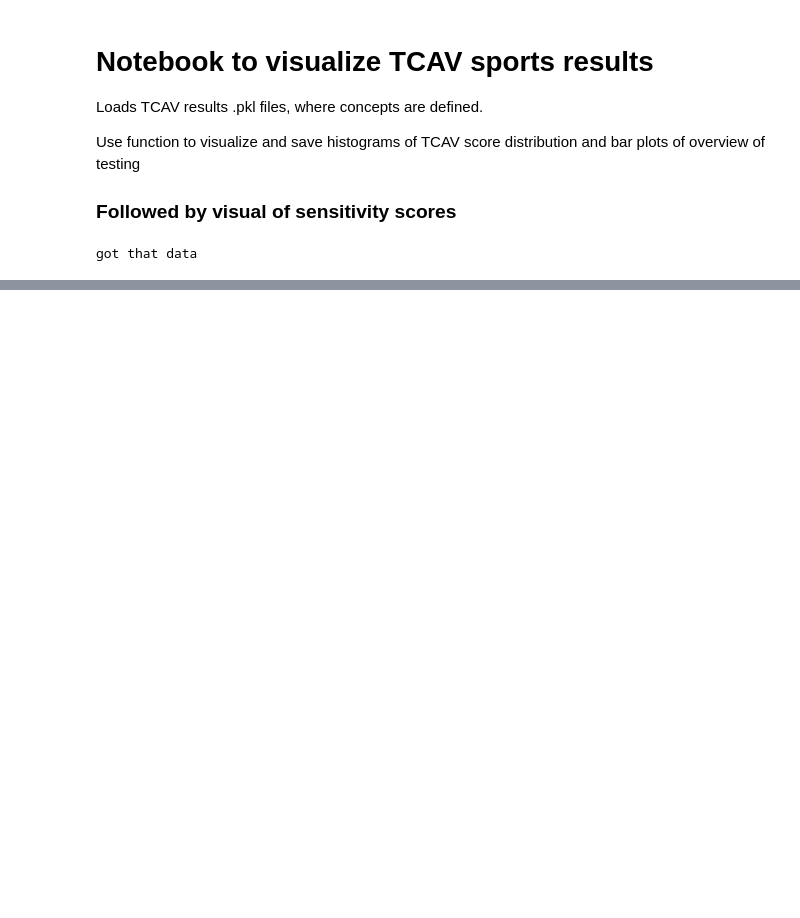
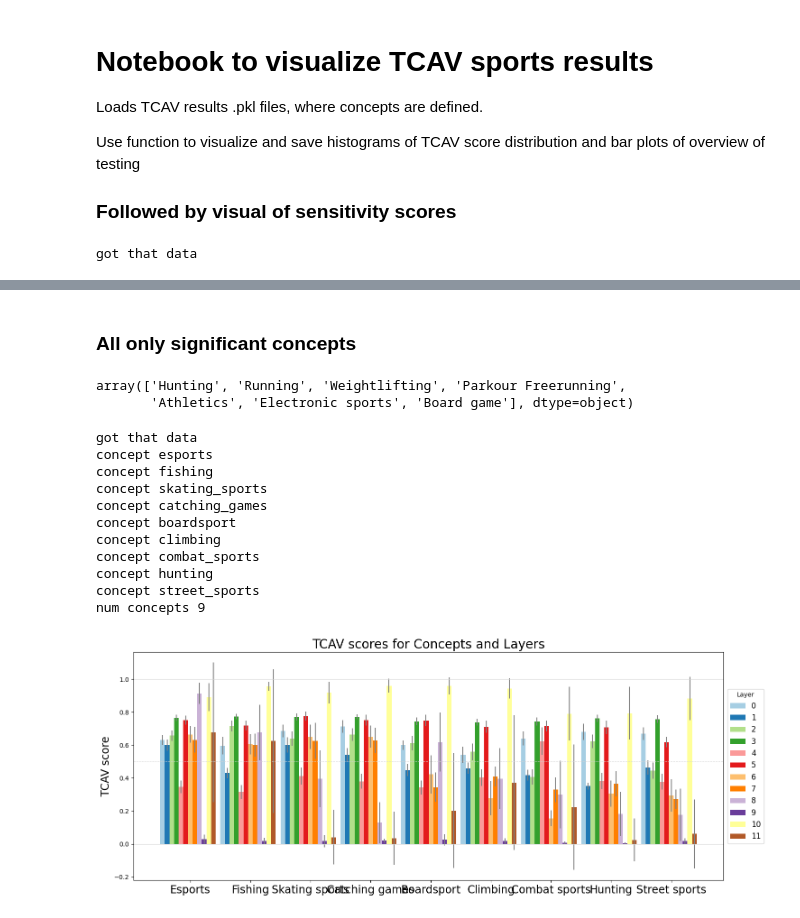
Before and after one commit to gaunby/master_project, a Jupyter notebook: notebooks/tcav_plot_sport.ipynb, the cells around one changed output, grey strips where cells are left out. Cells and saved outputs as stored; diff of their text form; code cells hidden in the pictures; blank space fills up the shorter version.

```diff
--- a/notebooks/tcav_plot_sport.ipynb
+++ b/notebooks/tcav_plot_sport.ipynb
@@ -140,3 +155,6 @@ for i, fold in enumerate(folders):
 # %%
-with open('/zhome/94/5/127021/speciale/master_project/src/visualization/table/sport_pos_tcav.tex', 'w') as tf:
-    tf.write(df.to_latex(index=False))
+if DUMP:
+    with open('/zhome/94/5/127021/speciale/master_project/src/visualization/table/sport_pos_tcav.tex', 'w') as tf:
+        tf.write(df.to_latex(index=False))
+    with open('/zhome/94/5/127021/speciale/master_project/notebooks/figures_tables/tcav_sports_neg_DF.pickle', 'wb') as handle:
+        pickle.dump(df_neg, handle)
@@ -152,0 +163,44 @@ with open('/zhome/94/5/127021/speciale/master_project/src/visualization/table/ge
+# %%
+df_pos['sig'] = df_pos['significant'].astype(int)
+df_neg['sig'] = df_neg['significant'].astype(int)
+# %%
+s_pos = df_pos.groupby(['concepts']).agg({'mean':'mean','sig':'sum'}).sort_values(['mean'],ascending=0)
+s_neg = df_neg.groupby(['concepts']).agg({'mean':'mean','sig':'sum'}).sort_values(['mean'],ascending=0)
+# %% [markdown]
+### All only significant concepts
+# %%
+pos_sig_concepts = s_pos[s_pos['sig'] == 12].index.values
+neg_sig_concepts = s_neg[s_neg['sig'] == 12].index.values
+# %%
+neg_sig_concepts
+# %% [output]
+array(['Hunting', 'Running', 'Weightlifting', 'Parkour Freerunning',
+       'Athletics', 'Electronic sports', 'Board game'], dtype=object)
+# %%
+PATH = '/work3/s174498/nlp_tcav_results/'
+
+target = 'positive'
+results = '_sport'
+with open(PATH + target+results + '.pkl','rb') as handle:
+    data = pickle.load(handle)
+    print('got that data')
+
+concepts = list(map(lambda x: x.lower(), pos_sig_concepts))
+concepts = [x.replace(' ','_') for x in concepts]
+
+PATH =  '/zhome/94/5/127021/speciale/master_project/src/visualization/figures/' #'/work3/s174498/nlp_tcav_results/figures/tweet_concepts/'
+BON_NR = 12*(len(folders))
+output = plot_results(data, target, concepts ,PATH, plot_hist = False, save_fig = SAVE , t_test_mean = None, bonferroni_nr = BON_NR, names = pos_sig_concepts)
+# %% [output]
+got that data
+concept esports
+concept fishing
+concept skating_sports
+concept catching_games
+concept boardsport
+concept climbing
+concept combat_sports
+concept hunting
+concept street_sports
+num concepts 9
+[figure, added]
```
Also changed, not shown: parts of 21 cells of this notebook, 4 other files.
